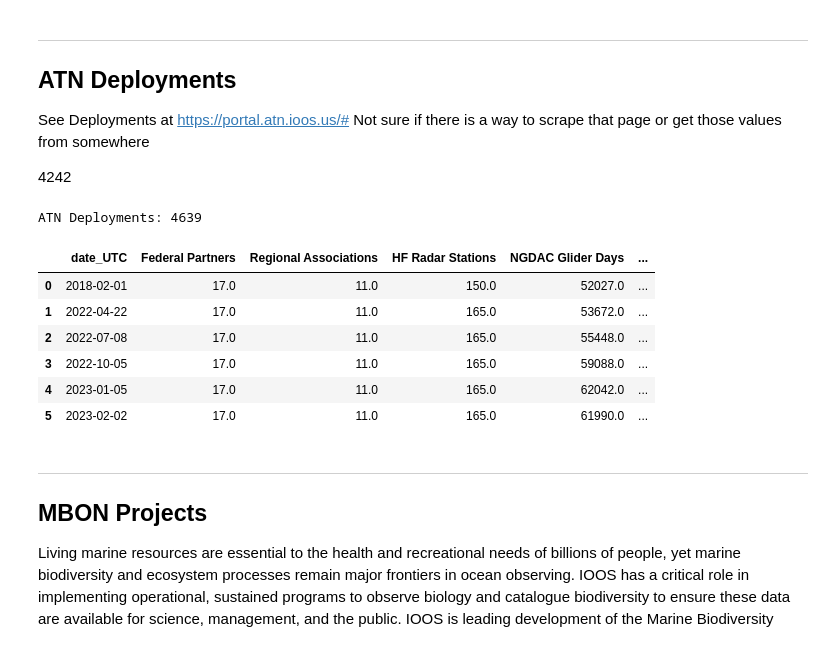
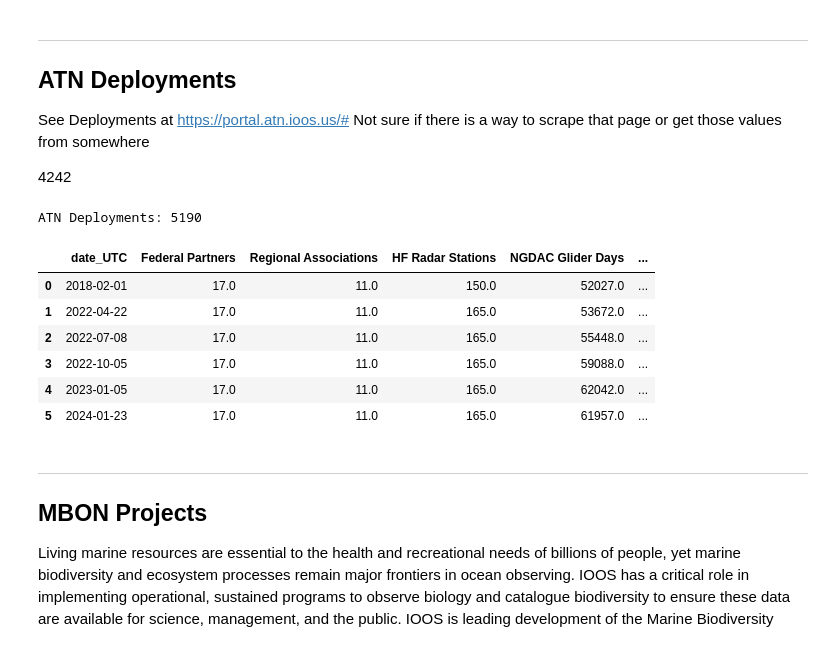
Before and after one commit to ioos/ioos_metrics, a Jupyter notebook: IOOS_BTN.ipynb, the cells around one changed output. Saved outputs shown, nothing was run; the diff lists cells and outputs as text; code cells hidden in the pictures.

```diff
--- a/IOOS_BTN.ipynb
+++ b/IOOS_BTN.ipynb
@@ -287,7 +287,7 @@ df_glider[['minTime (UTC)','maxTime (UTC)']] = df_glider[
                                                          ].apply(pd.to_datetime)
 
 start_date = '2000-01-01'
-end_date = '2022-12-31'
+end_date = '2023-12-31'
 
 # find glider deployments between 10/01 and 12/31
 glider_day_within = df_glider.loc[
@@ -716,7 +695,8 @@ html = requests.get(url).text
 
 soup = BeautifulSoup(html, 'html.parser')
 
-text = soup.find_all(attrs={'id':"dnn_ctr14711_ContentPane"})[0].find_all(attrs={'class':'lead'})[0].text #id="mapDiv")
+#text = soup.find_all(attrs={'data-id':"4fa1cacd"})[0].find_all(attrs={'class':'lead'})[0].text #id="mapDiv")
+text = soup.find_all(attrs={'data-id':"4fa1cacd"})[0].find_all('h6')[0].text
 
 res = [int(i) for i in text.split() if i.isdigit()] # extract number
     #print(tag['content'])
@@ -839,20 +841,20 @@ Not sure if there is a way to scrape that page or get those values from somewher
 # %%
-atn_deployments = 4639
+atn_deployments = 5190
 
 print("ATN Deployments:",atn_deployments)
 
 ioos_btn_df.loc[ioos_btn_df['date_UTC']==today, ['ATN Deployments']] = atn_deployments
 
 ioos_btn_df
 # %% [output]
-ATN Deployments: 4639
+ATN Deployments: 5190
 |  | date_UTC | Federal Partners | Regional Associations | HF Radar Stations | NGDAC Glider Days | ... |
 | 0 | 2018-02-01 | 17.0 | 11.0 | 150.0 | 52027.0 | ... |
 | 1 | 2022-04-22 | 17.0 | 11.0 | 165.0 | 53672.0 | ... |
 | 2 | 2022-07-08 | 17.0 | 11.0 | 165.0 | 55448.0 | ... |
 | 3 | 2022-10-05 | 17.0 | 11.0 | 165.0 | 59088.0 | ... |
 | 4 | 2023-01-05 | 17.0 | 11.0 | 165.0 | 62042.0 | ... |
-| 5 | 2023-02-02 | 17.0 | 11.0 | 165.0 | 61990.0 | ... |
+| 5 | 2024-01-23 | 17.0 | 11.0 | 165.0 | 61957.0 | ... |
 # %% [markdown]
 ---
 ## MBON Projects
```
Also changed, not shown: parts of 35 cells of this notebook.
